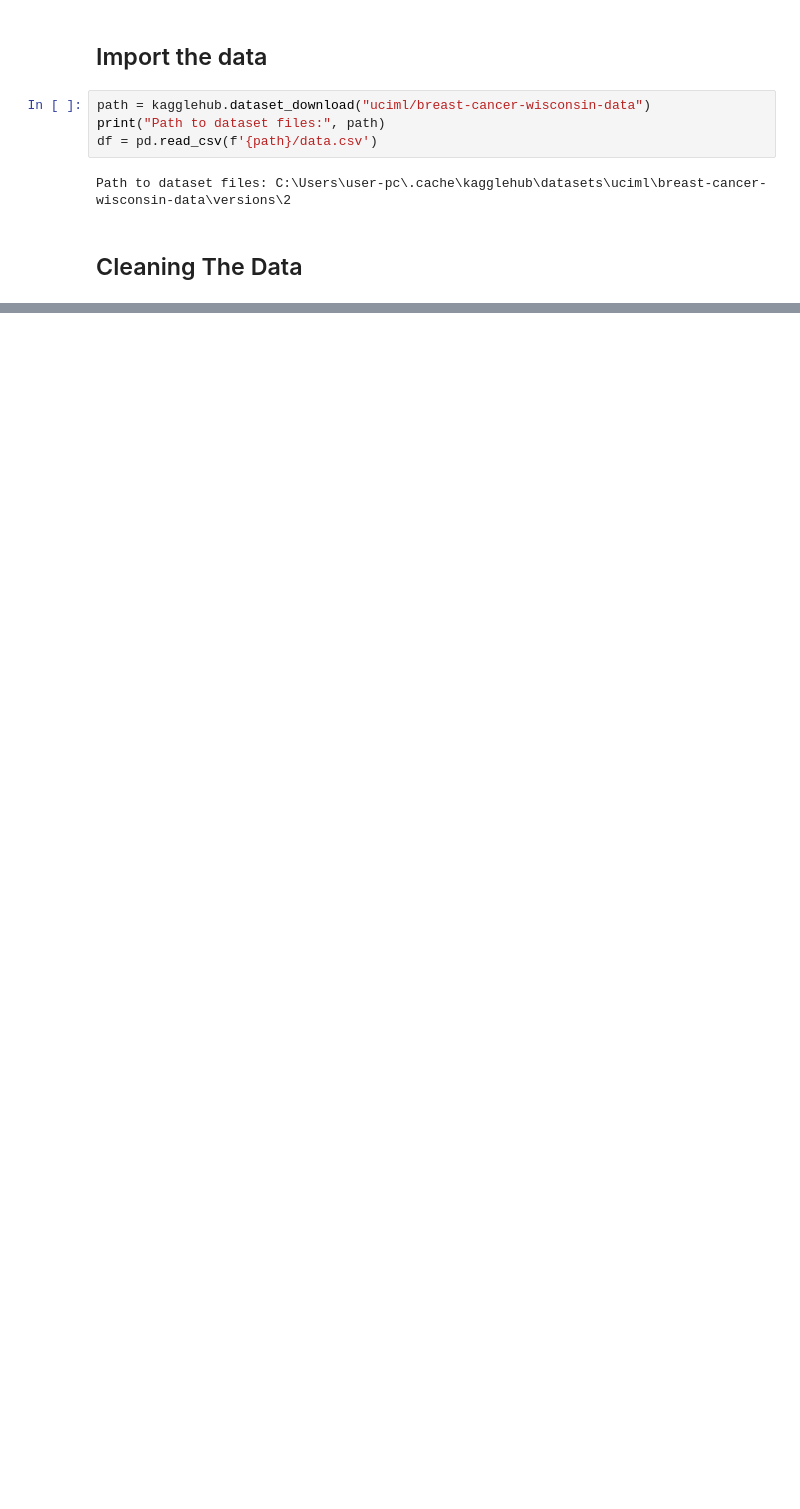
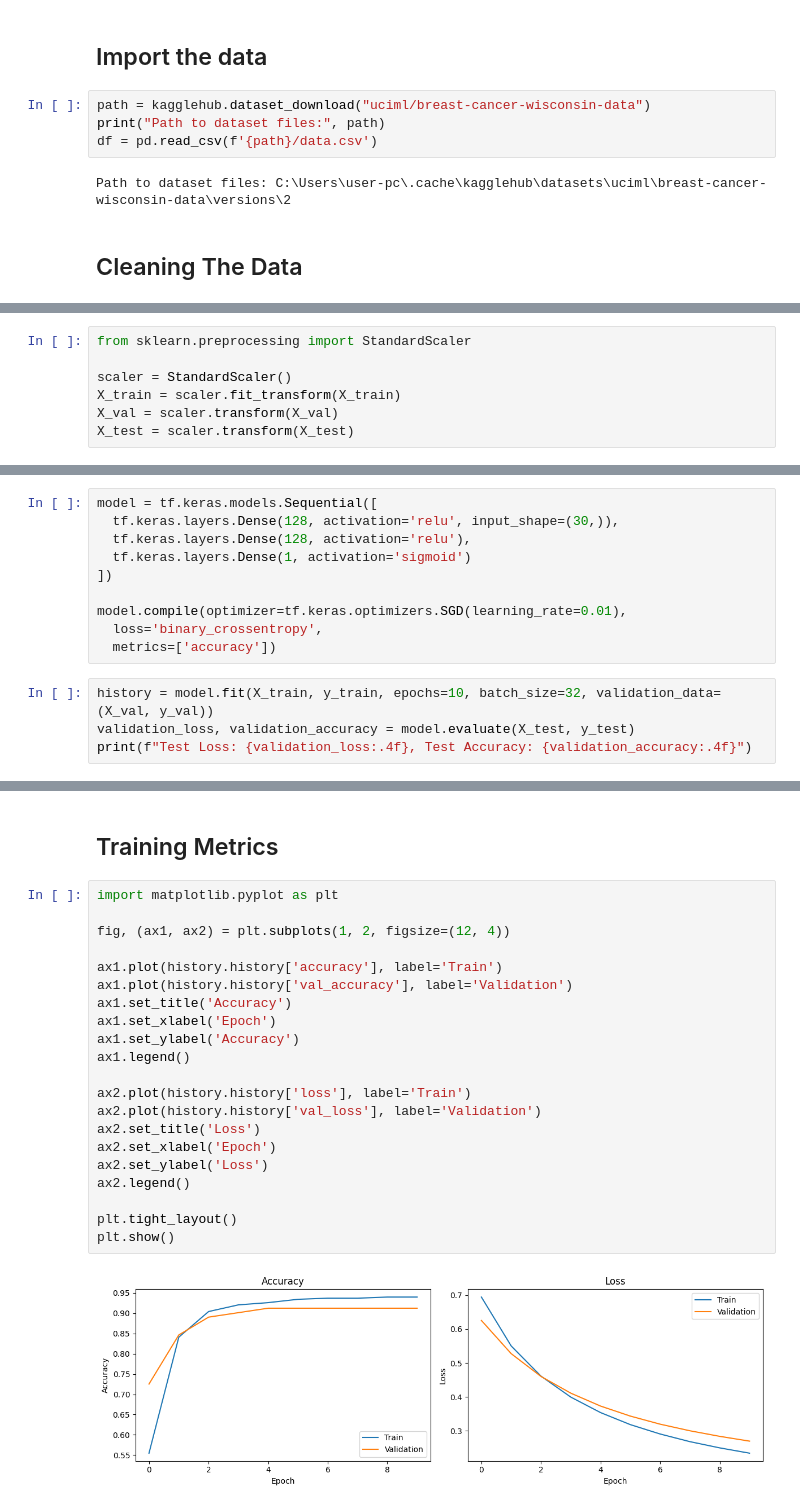
Before and after one commit to tjabane/tjabane.thuto.deep-learning, a Jupyter notebook: backpropagation/breast cancer wisconsin.ipynb, the cells around one changed output, grey strips where cells are left out. Cells and saved outputs as stored; diff of their text form; blank space fills up the shorter version.

```diff
--- a/backpropagation/breast cancer wisconsin.ipynb
+++ b/backpropagation/breast cancer wisconsin.ipynb
@@ -20,0 +43,7 @@ df['diagnosis'] = df['diagnosis'].map({'M': 1, 'B': 0})
+# %%
+from sklearn.preprocessing import StandardScaler
+
+scaler = StandardScaler()
+X_train = scaler.fit_transform(X_train)
+X_val = scaler.transform(X_val)
+X_test = scaler.transform(X_test)
@@ -20,0 +52,14 @@ df['diagnosis'] = df['diagnosis'].map({'M': 1, 'B': 0})
+# %%
+model = tf.keras.models.Sequential([
+  tf.keras.layers.Dense(128, activation='relu', input_shape=(30,)),
+  tf.keras.layers.Dense(128, activation='relu'),
+  tf.keras.layers.Dense(1, activation='sigmoid')
+])
+
+model.compile(optimizer=tf.keras.optimizers.SGD(learning_rate=0.01),
+  loss='binary_crossentropy',
+  metrics=['accuracy'])
+# %%
+history = model.fit(X_train, y_train, epochs=10, batch_size=32, validation_data=(X_val, y_val))
+validation_loss, validation_accuracy = model.evaluate(X_test, y_test)
+print(f"Test Loss: {validation_loss:.4f}, Test Accuracy: {validation_accuracy:.4f}")
@@ -20,0 +84,25 @@ df['diagnosis'] = df['diagnosis'].map({'M': 1, 'B': 0})
+# %% [markdown]
+## Training Metrics
+# %%
+import matplotlib.pyplot as plt
+
+fig, (ax1, ax2) = plt.subplots(1, 2, figsize=(12, 4))
+
+ax1.plot(history.history['accuracy'], label='Train')
+ax1.plot(history.history['val_accuracy'], label='Validation')
+ax1.set_title('Accuracy')
+ax1.set_xlabel('Epoch')
+ax1.set_ylabel('Accuracy')
+ax1.legend()
+
+ax2.plot(history.history['loss'], label='Train')
+ax2.plot(history.history['val_loss'], label='Validation')
+ax2.set_title('Loss')
+ax2.set_xlabel('Epoch')
+ax2.set_ylabel('Loss')
+ax2.legend()
+
+plt.tight_layout()
+plt.show()
+# %% [output]
+[figure, added]
```
Also changed, not shown: parts of 7 cells of this notebook.
